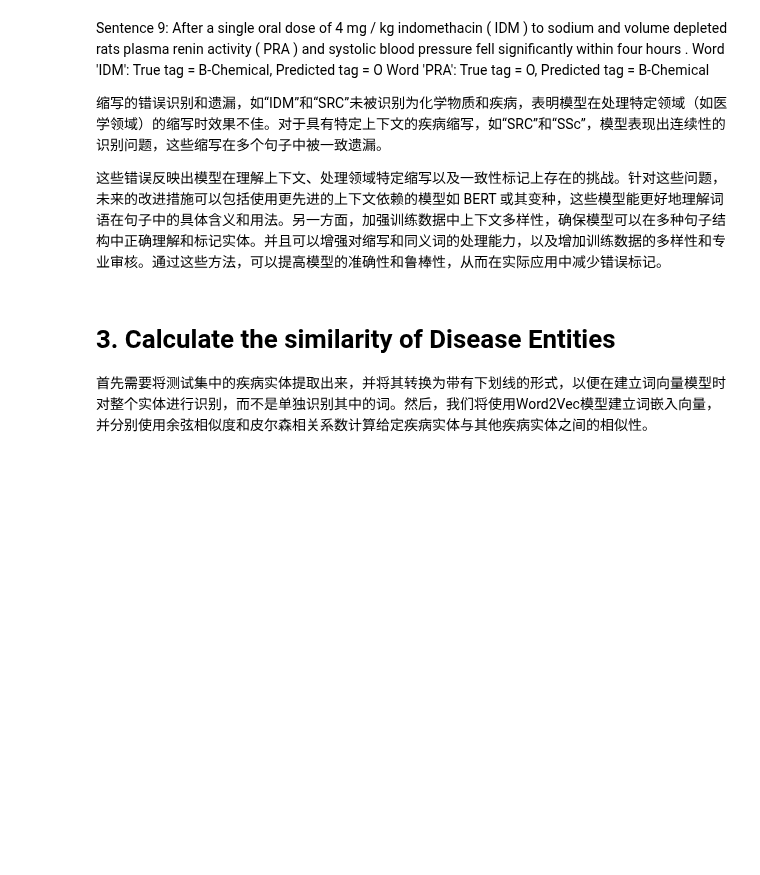
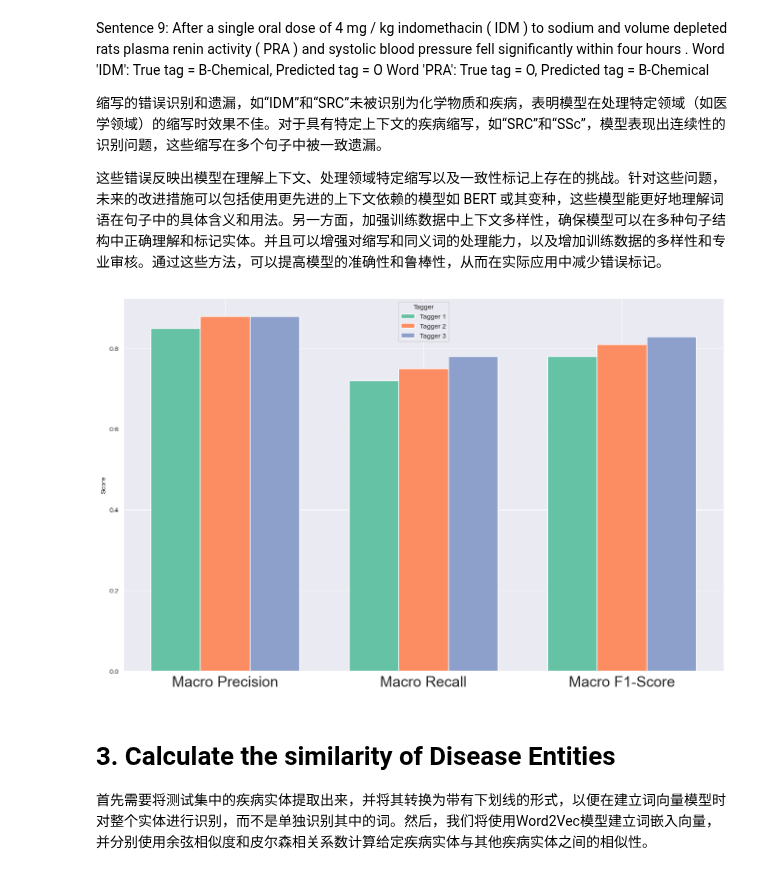
Before and after one commit to Slliki/MScProject, a Jupyter notebook: AI_TA/Coursework/TA_PART2.ipynb, the cells around one changed output. Cells and saved outputs as stored; diff of their text form; code cells hidden in the pictures; blank space fills up the shorter version.

```diff
--- a/AI_TA/Coursework/TA_PART2.ipynb
+++ b/AI_TA/Coursework/TA_PART2.ipynb
@@ -50,14 +50,3 @@ test_tags = [[ner_tag_mapping[tok] for tok in s['tags']] for s in test_dataset][
 # %% [markdown]
 ## 2.1 Train a CRF NER tagger and evaluate its performance
 To evaluate a CRF NER tagger, we need to calculate the span-level F1 score. The span-level F1 score is calculated on the level of named entities, and it is the harmonic mean of precision and recall.
-# %%
-import re
-
-# 假设 token 是你要检查的词
-token = "Hyperglycemia"
-
-# 使用 re.IGNORECASE 标志进行不区分大小写的匹配
-is_disease_prefix = bool(re.match(r'^(hyper|hypo|sub|super|trans|post|pre|re|un|non|in|im|dis|over|under|mis|anti|de|en|fore|inter|mid|mis|out|semi|sub|super|tele|trans|tri|un|uni)', token, re.IGNORECASE))
-
-
-print(is_disease_prefix)  # 这将打印 True 如果匹配到了，否则打印 False
@@ -118,7 +105,8 @@ class CustomCRFTaggerWithPOS(CRFTagger):
             'word.istitle=%s' % token.istitle(),
             'word.isdigit=%s' % token.isdigit(),
             'word.ischemical=%s' % bool(re.match(r'.*(ate|ium|ide|ite)$', token.lower())),
-            'word.isdisease=%s' % bool(re.match(r'.*(itis|osis|oma|pathy)$', token.lower())),
+            'word.disease_suffix=%s' % bool(re.match(r'.*(itis|osis|oma|pathy|paresis|plegia|odynia|spasm|algia|megaly|pania|emia)$', token.lower())),
+            'word.disease_prefix=%s' % bool(re.match(r'^(arthro|cysto|osteo|neuro)', token, re.IGNORECASE)),
             'pos=' + pos,  # 添加POS特征
         ]
 
@@ -311,6 +290,42 @@ Word 'PRA': True tag = O, Predicted tag = B-Chemical
 缩写的错误识别和遗漏，如“IDM”和“SRC”未被识别为化学物质和疾病，表明模型在处理特定领域（如医学领域）的缩写时效果不佳。对于具有特定上下文的疾病缩写，如“SRC”和“SSc”，模型表现出连续性的识别问题，这些缩写在多个句子中被一致遗漏。
 
 这些错误反映出模型在理解上下文、处理领域特定缩写以及一致性标记上存在的挑战。针对这些问题，未来的改进措施可以包括使用更先进的上下文依赖的模型如 BERT 或其变种，这些模型能更好地理解词语在句子中的具体含义和用法。另一方面，加强训练数据中上下文多样性，确保模型可以在多种句子结构中正确理解和标记实体。并且可以增强对缩写和同义词的处理能力，以及增加训练数据的多样性和专业审核。通过这些方法，可以提高模型的准确性和鲁棒性，从而在实际应用中减少错误标记。
+# %%
+import matplotlib.pyplot as plt
+import seaborn as sns
+
+# 数据
+taggers = ['Tagger 1', 'Tagger 2', 'Tagger 3']
+precision_macro = [0.85, 0.88, 0.88]
+recall_macro = [0.72, 0.75, 0.78]
+f1_macro = [0.78, 0.81, 0.83]
+metrics = ['Macro Precision', 'Macro Recall', 'Macro F1-Score']
+
+# 设置Seaborn的颜色调色板
+colors = sns.color_palette("Set2")
+
+# 创建柱状图
+fig, ax = plt.subplots(figsize=(16, 10))
+bar_width = 0.25  # 柱宽
+
+# 绘制柱状图
+for i, tagger in enumerate(taggers):
+    ax.bar([x + i * bar_width for x in range(len(metrics))],
+           [precision_macro[i], recall_macro[i], f1_macro[i]],
+           bar_width, label=tagger, color=colors[i])
+
+# 设置图表标题和标签
+# ax.set_xlabel('Metric')
+ax.set_ylabel('Score')
+# ax.set_title('Comparison of Macro Average Scores by Tagger')
+ax.set_xticks([x + bar_width for x in range(len(metrics))])
+ax.set_xticklabels(metrics,fontsize=22)
+ax.legend(title="Tagger")
+
+# 显示图表
+plt.show()
+# %% [output]
+[figure, added]
 # %% [markdown]
 # 3. Calculate the similarity of Disease Entities
 
```
Also changed, not shown: parts of 3 cells of this notebook, 1 other file.
